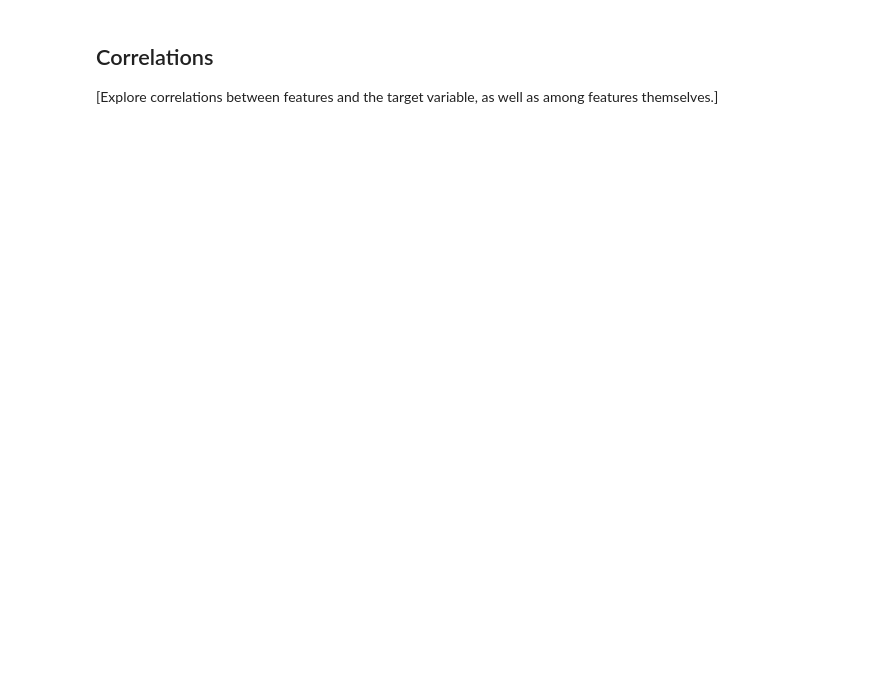
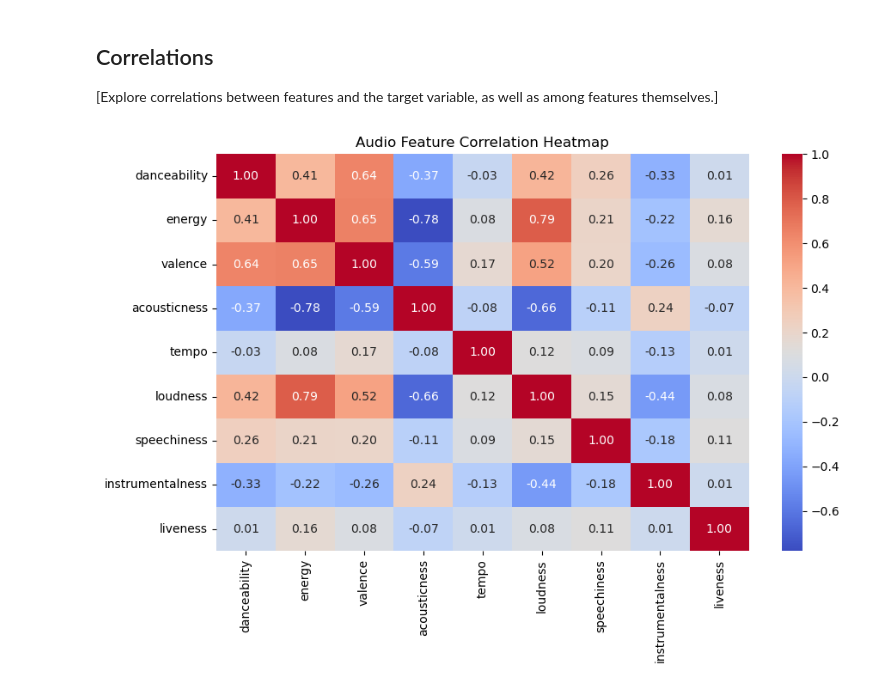
Before and after one commit to polinato/MusicMood, a Jupyter notebook: 1_DatasetCharacteristics/exploratory_data_analysis.ipynb, the cells around one changed output. Drawn from its saved outputs; the diff is of its cells as text; code cells hidden in the pictures; blank space fills up the shorter version.

Commit message:
analysis of dataset

```diff
--- a/1_DatasetCharacteristics/exploratory_data_analysis.ipynb
+++ b/1_DatasetCharacteristics/exploratory_data_analysis.ipynb
@@ -21,26 +21,7 @@ import seaborn as sns
 [Provide a high-level overview of the dataset. This should include the source of the dataset, the number of samples, the number of features, and example showing the structure of the dataset.]
 # %%
 # Load the data
-df = pd.read_csv('tracks.csv')
-
-# Display the column names to show the features available in the dataset
-print("Column names:")
-print(df.columns.tolist())
-
-# Number of samples
-num_samples = df.shape[0]
-
-# Display these dataset characteristics
-print(f"Number of samples: {num_samples}")
-
-# Make sure the 'release_date' consists of only the year part
-df["release_date"] = df["release_date"].str[:4].astype(int)
-
-# Take only songs from 2000 onwards
-df = df[(df['release_date'] >= 2000)]
-
-# Remove repeating tracks
-df = df.drop_duplicates(subset=['artists', 'name'])
+df = pd.read_csv('songs_dataset.csv')
 
 # Number of samples
 num_samples = df.shape[0]
@@ -49,7 +30,7 @@ num_samples = df.shape[0]
 num_features = df.shape[1]
 
 # Display these dataset characteristics
-print(f"Number of samples only from 2000 onwards: {num_samples}")
+print(f"Number of samples: {num_samples}")
 print(f"Number of features: {num_features}")
 
 # Display the first few rows of the dataframe to show the structure
@@ -138,0 +279,22 @@ plt.show()
+# %%
+audio_features = [
+    "danceability",
+    "energy",
+    "valence",
+    "acousticness",
+    "tempo",
+    "loudness",
+    "speechiness",
+    "instrumentalness",
+    "liveness"
+]
+
+correlation_matrix = df[audio_features].corr()
+
+plt.figure(figsize=(10, 6))
+sns.heatmap(correlation_matrix, annot=True, cmap="coolwarm", fmt=".2f")
+
+plt.title("Audio Feature Correlation Heatmap")
+plt.show()
+# %% [output]
+[figure, added]
```
Also changed, not shown: parts of 7 cells of this notebook.
